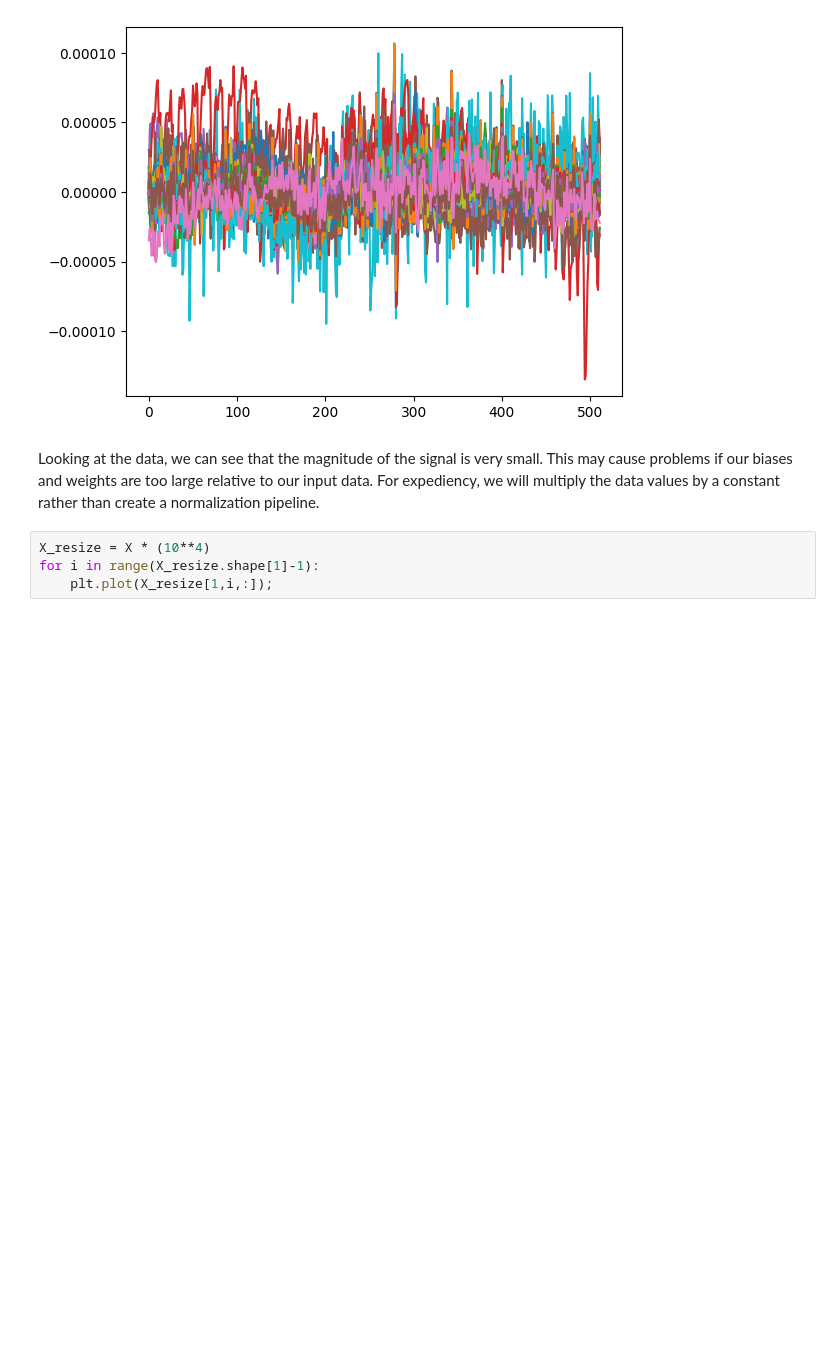
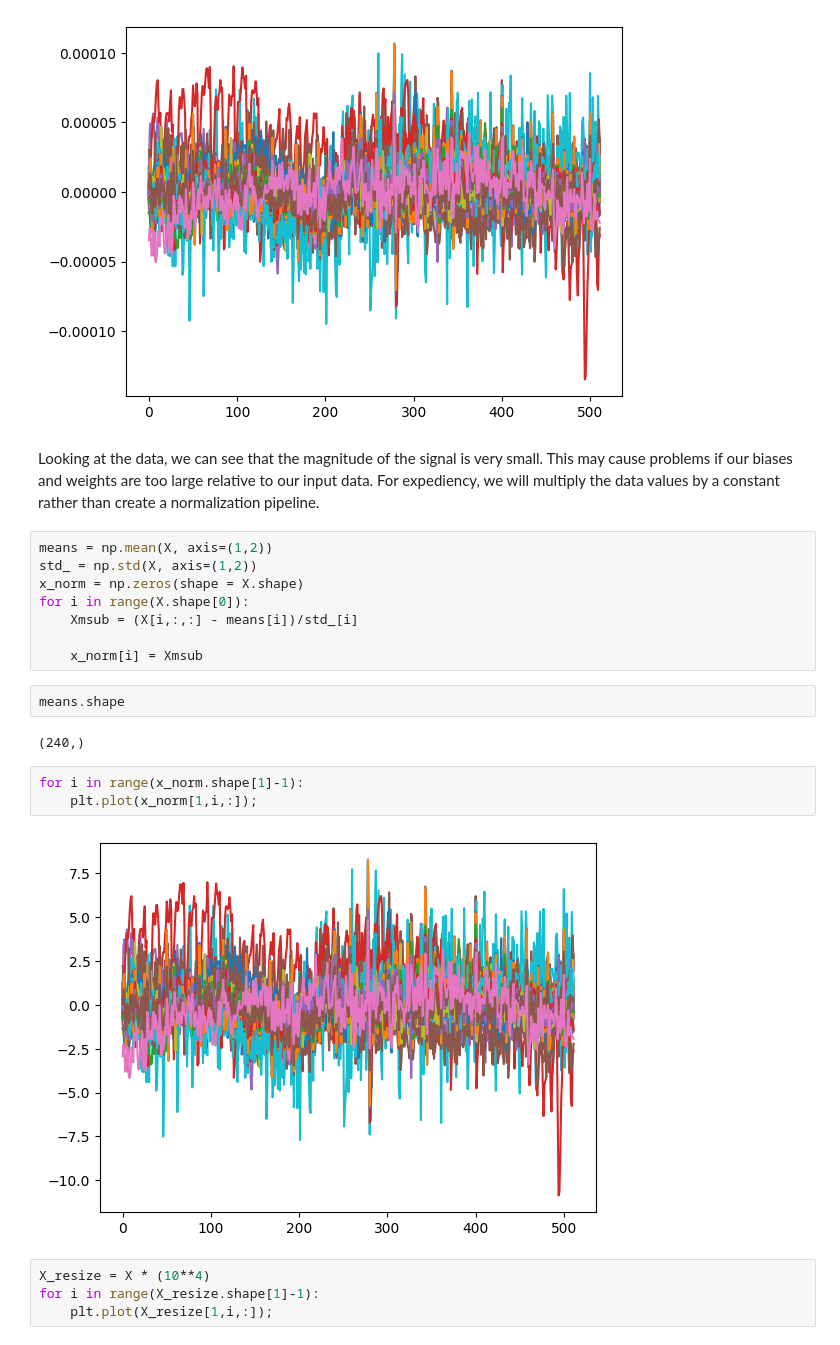
Before and after one commit to nelewerner/ml-project, a Jupyter notebook: inner-speech-drake.ipynb, the cells around one changed output. Cells and saved outputs as stored; diff of their text form; blank space fills up the shorter version.

```diff
--- a/inner-speech-drake.ipynb
+++ b/inner-speech-drake.ipynb
@@ -106,6 +106,23 @@ for i in range(X.shape[1]-1):
 [figure]
 # %% [markdown]
 Looking at the data, we can see that the magnitude of the signal is very small. This may cause problems if our biases and weights are too large relative to our input data. For expediency, we will multiply the data values by a constant rather than create a normalization pipeline.
+# %%
+means = np.mean(X, axis=(1,2))
+std_ = np.std(X, axis=(1,2))
+x_norm = np.zeros(shape = X.shape)
+for i in range(X.shape[0]):
+    Xmsub = (X[i,:,:] - means[i])/std_[i]
+
+    x_norm[i] = Xmsub
+# %%
+means.shape
+# %% [output]
+(240,)
+# %%
+for i in range(x_norm.shape[1]-1):
+    plt.plot(x_norm[1,i,:]);
+# %% [output]
+[figure, added]
 # %%
 X_resize = X * (10**4)
 for i in range(X_resize.shape[1]-1):
```
Also changed, not shown: parts of 7 cells of this notebook.
